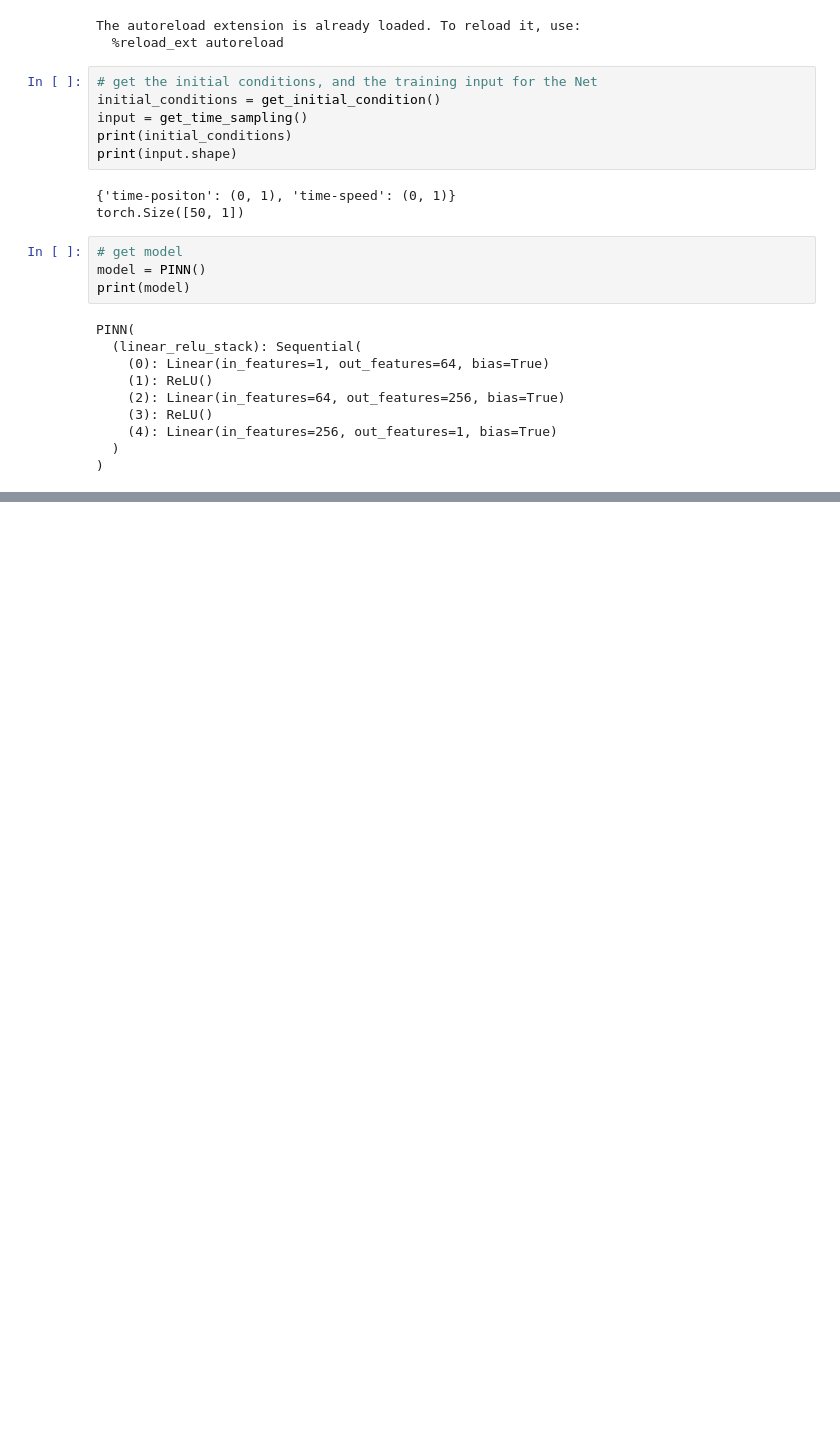
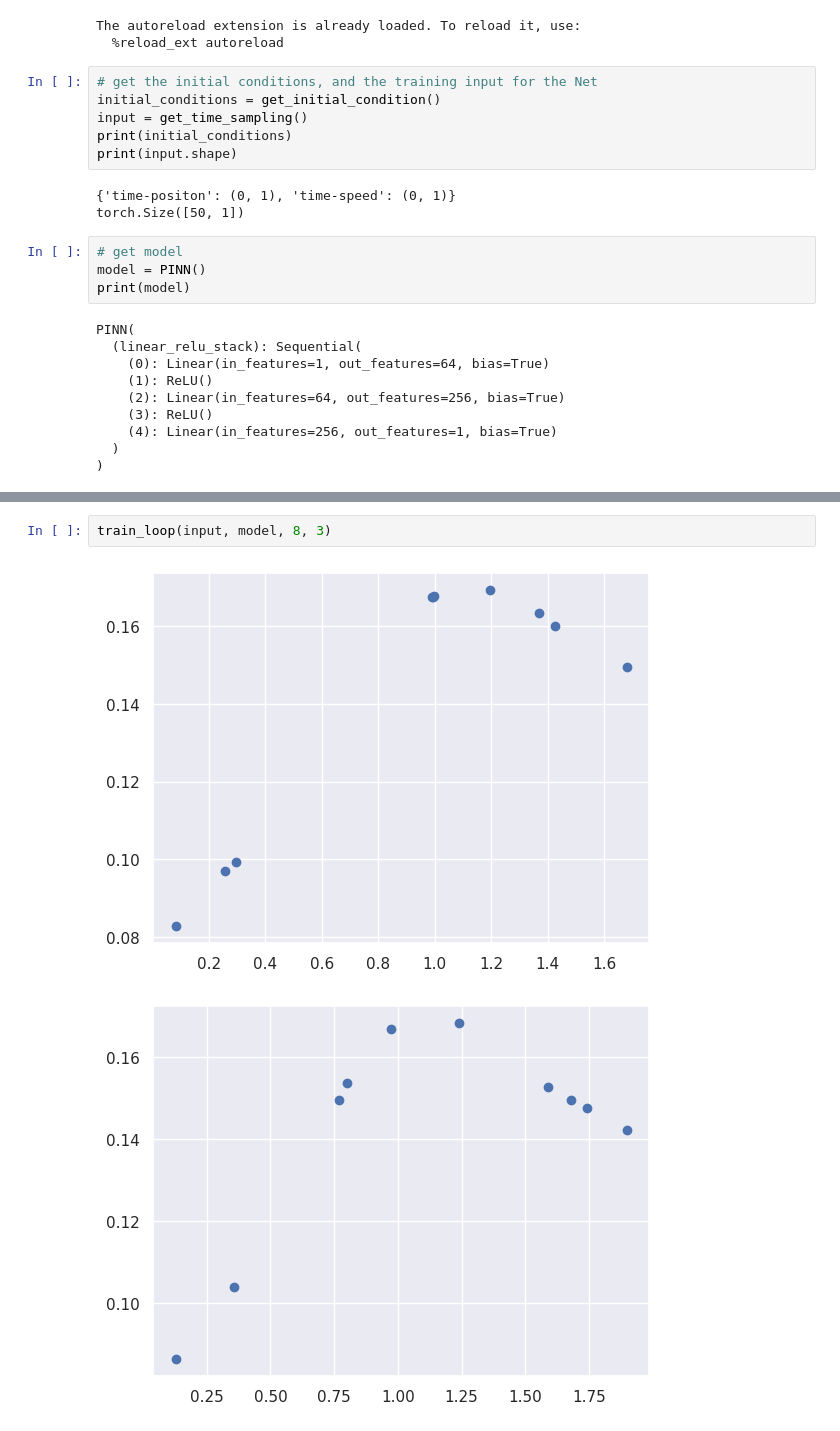
Before and after one commit to Bear-Witness-98/pinns_on_pytorch, a Jupyter notebook: PINN/main.ipynb, the cells around one changed output, grey strips where cells are left out. Drawn from its saved outputs; the diff is of its cells as text; blank space fills up the shorter version.

```diff
--- a/PINN/main.ipynb
+++ b/PINN/main.ipynb
@@ -50,0 +54,5 @@ plt.show()
+# %%
+train_loop(input, model, 8, 3)
+# %% [output]
+[figure, added]
+[figure, added]
```
Also changed, not shown: parts of 3 cells of this notebook, 1 other file.
